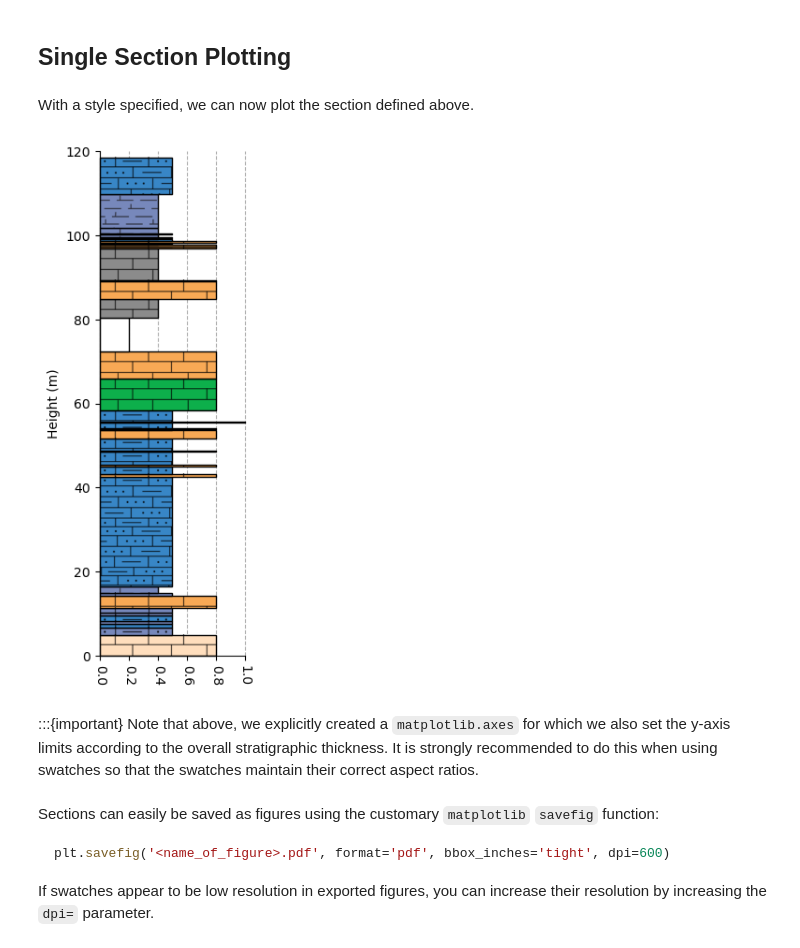
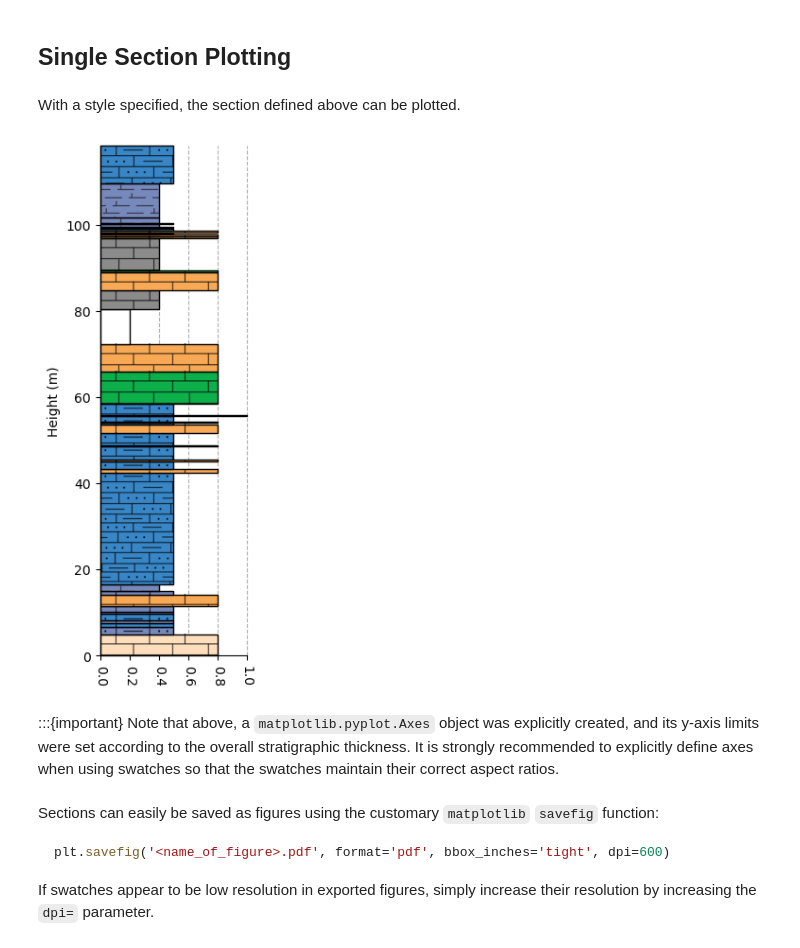
Before and after one commit to yuempark/pystrat, a Jupyter notebook: docs/quickstart.ipynb, the cells around one changed output. Drawn from its saved outputs; the diff is of its cells as text; code cells hidden in the pictures.

````diff
--- a/docs/quickstart.ipynb
+++ b/docs/quickstart.ipynb
@@ -68,21 +68,21 @@ style.plot_legend(ax=ax)
 # %% [markdown]
 ## Single Section Plotting
 # %% [markdown]
-With a style specified, we can now plot the section defined above.
+With a style specified, the section defined above can be plotted.
 # %%
 # plot the section using the style
 fig = plt.figure(figsize=(2, 7))
 # note that due to how swatches are plotted, it is preferrable to define an Axes object with a specified ylim to accommodate the section
-ax = plt.axes(ylim=[0, 120])
+ax = plt.axes(ylim=[0, section.total_thickness])
 section.plot(style, ax=ax)
 plt.show()
 # %% [output]
-[figure, old version]
+[figure, new version]
 # %% [markdown]
-:::{important} Note that above, we explicitly created a `matplotlib.axes` for which we also set the y-axis limits according to the overall stratigraphic thickness. It is strongly recommended to do this when using swatches so that the swatches maintain their correct aspect ratios.
+:::{important} Note that above, a `matplotlib.pyplot.Axes` object was explicitly created, and its y-axis limits were set according to the overall stratigraphic thickness. It is strongly recommended to explicitly define axes when using swatches so that the swatches maintain their correct aspect ratios.
 # %% [markdown]
 Sections can easily be saved as figures using the customary `matplotlib` `savefig` function:
 ```python
 plt.savefig('<name_of_figure>.pdf', format='pdf', bbox_inches='tight', dpi=600)
 ```
-If swatches appear to be low resolution in exported figures, you can increase their resolution by increasing the `dpi=` parameter.
+If swatches appear to be low resolution in exported figures, simply increase their resolution by increasing the `dpi=` parameter.
````
Also changed, not shown: parts of 2 cells of this notebook, 9 other files.
